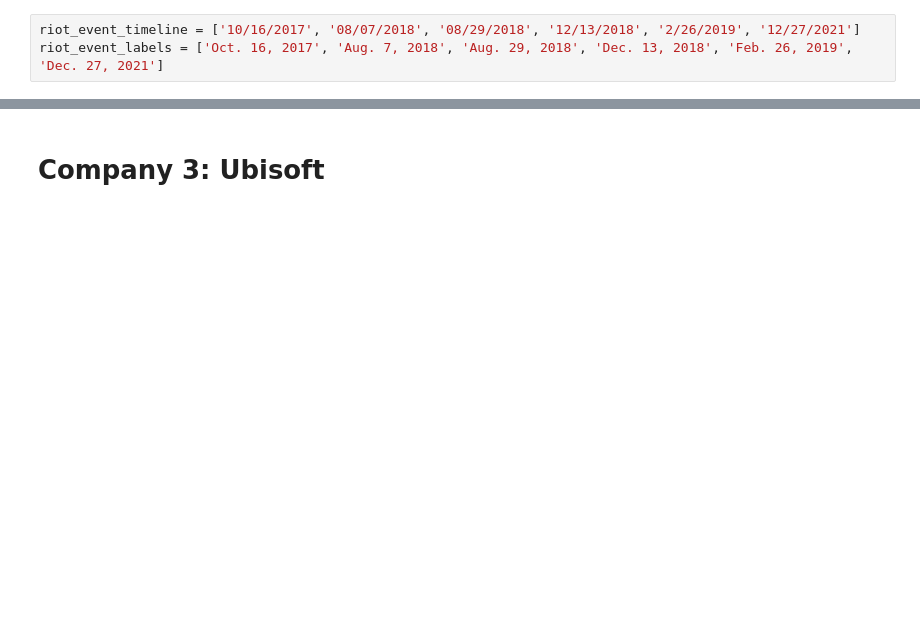
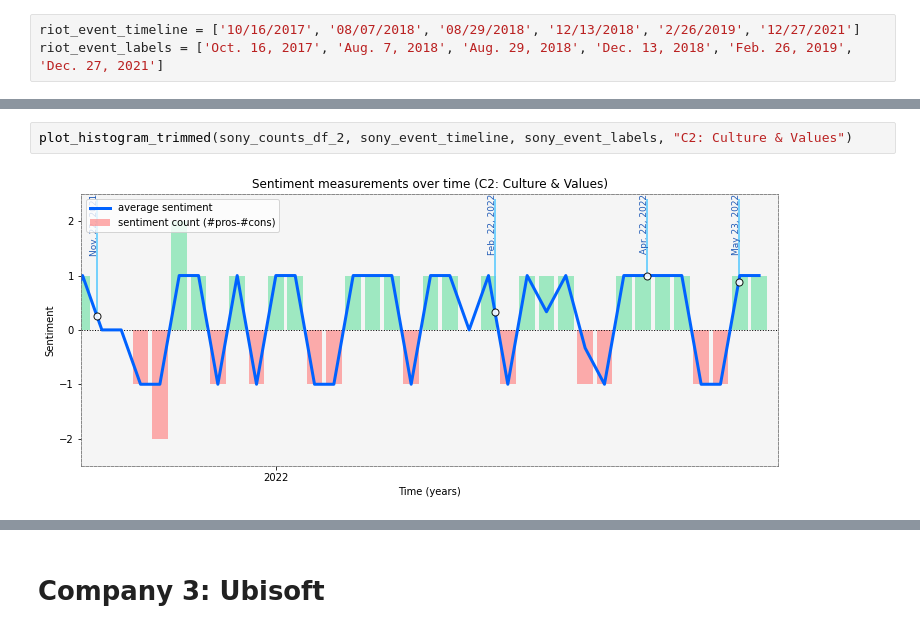
Before and after one commit to michellecchen/cs72_final, a Jupyter notebook: timelines.ipynb, the cells around one changed output, grey strips where cells are left out. Drawn from its saved outputs; the diff is of its cells as text; blank space fills up the shorter version.

```diff
--- a/timelines.ipynb
+++ b/timelines.ipynb
@@ -660,0 +757,4 @@ sony_event_labels = []
+# %%
+plot_histogram_trimmed(sony_counts_df_2, sony_event_timeline, sony_event_labels, "C2: Culture & Values")
+# %% [output]
+[figure, added]
```
Also changed, not shown: parts of 98 cells of this notebook, 46 other files.
